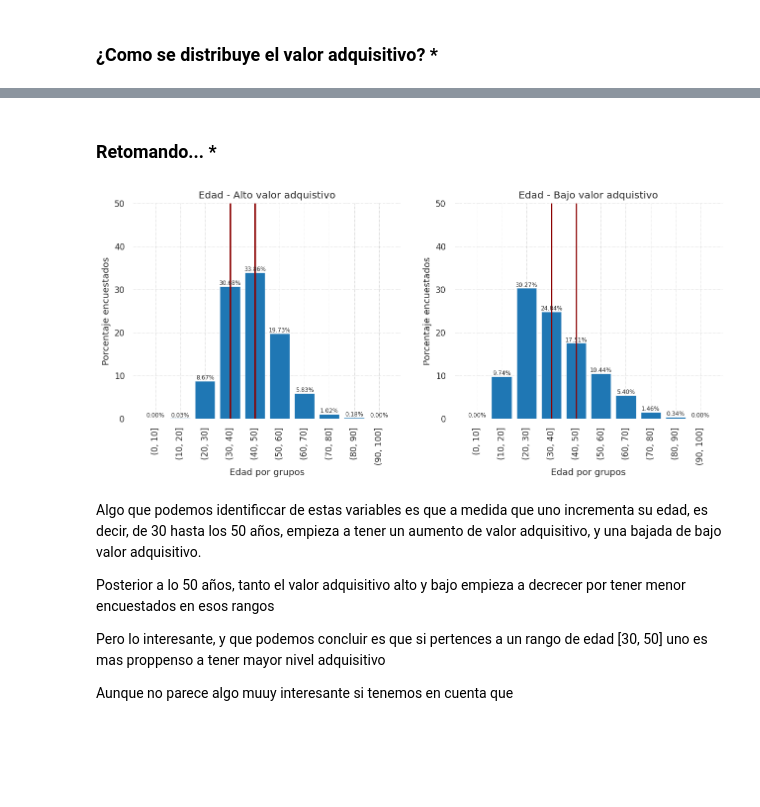
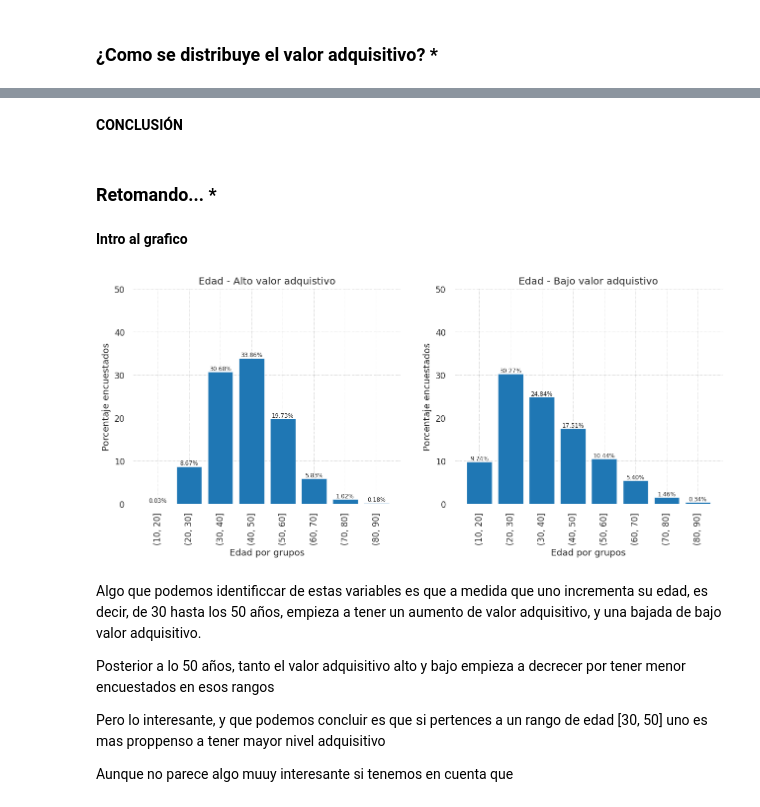
Before and after one commit to fjpacheco/machine-learning, a Jupyter notebook: notebook_definitivo.ipynb, the cells around one changed output, grey strips where cells are left out. Drawn from its saved outputs; the diff is of its cells as text; code cells hidden in the pictures; blank space fills up the shorter version.

```diff
--- a/notebook_definitivo.ipynb
+++ b/notebook_definitivo.ipynb
@@ -251,7 +251,7 @@ Es decir, no hay ninguna edad incongruente. Veamos la cantidad de missings
 # %%
 fig, ax = plt.subplots(dpi=110)
 
-rango_edades =  np.arange(0,110,10)
+rango_edades =  np.arange(10,100,10)
 cantidad_en_rango = pd.Series(pd.cut(df['edad'], bins = rango_edades).value_counts()).sort_index()
 
 ploted = plt.bar(cantidad_en_rango.index.astype(str), cantidad_en_rango.values)
@@ -300,26 +300,3 @@ Y ahora profesionales especializados
 ## ¿Hay un rango de Edades que dé indicios de tener alto valor adquisitivo?
 # %% [markdown]
 ### ¿Como se distribuye el valor adquisitivo? *
-# %%
-fig, axes = plt.subplots(ncols = 2, dpi=100)
-fig.tight_layout()
-
-axes_0 = axes[0].bar(['Bajo', 'Alto'], df.tiene_alto_valor_adquisitivo.value_counts().values,  color=['#D17049',"#89D15E"])
-
-axes[1].pie(df.tiene_alto_valor_adquisitivo.value_counts().sort_index(), labels= ['Bajo', 'Alto'], colors=['#D17049',"#89D15E"],autopct='%1.0f%%')
-axes[1].set_title("Proporción de valores\nadquisitivos declarados")
-
-axes[0].set_ylabel("Cantidad de personas")
-axes[0].set_xlabel("Declaración valor adquisitvo")
-axes[0].set_title("Cantidad de encuestados\npor valor adquisitivo")
-
-for rect in axes_0:
-    height = rect.get_height()
-    axes[0].text(rect.get_x() + rect.get_width()/2., 1.05*height,
-            '%d' % int(height),
-            ha='center', va='bottom')
-
-
-axes[0].set_yticks(np.arange(0,35000, 5000))
-axes[0].grid(b = True, color ='grey', linestyle ='-.', linewidth = 0.5, alpha = 0.3)
-plt.show()
@@ -328,39 +312,42 @@ plt.show()
+# %% [markdown]
+**CONCLUSIÓN**
 # %% [markdown]
 ### Retomando... *
+# %% [markdown]
+**Intro al grafico**
 # %%
 fig, axes = plt.subplots(nrows=1, ncols=2, figsize=[6.4 * 2, 4.8], dpi=120)
 
 df_alto_valor = df[df.tiene_alto_valor_adquisitivo == 1]
 df_bajo_valor = df[df.tiene_alto_valor_adquisitivo == 0]
 
-rango_edades =  np.arange(0,110,10)
+rango_edades =  np.arange(10,100,10)
 cantidad_Altos_en_rango = pd.Series(pd.cut(df_alto_valor['edad'], bins = rango_edades).value_counts(normalize=True)*100).sort_index()
 cantidad_Bajos_en_rango = pd.Series(pd.cut(df_bajo_valor['edad'], bins = rango_edades).value_counts(normalize=True)*100).sort_index()
 
 ploted = axes[0].bar(cantidad_Altos_en_rango.index.astype(str), cantidad_Altos_en_rango.values)
 ploted2 = axes[1].bar(cantidad_Bajos_en_rango.index.astype(str), cantidad_Bajos_en_rango.values)
 
 for plot in [(ploted,axes[0]), (ploted2,axes[1])]:
     for rect in plot[0]:
         height = rect.get_height()
         plot[1].text(rect.get_x() + rect.get_width()/2., height,
                 '%0.2f%%' % float(height),
                 ha='center', va='bottom', size=7)
 
     plot[1].grid(b = True, color ='grey', linestyle ='-.', linewidth = 0.5, alpha = 0.3)
     plot[1].tick_params('x',labelrotation=90)
     plot[1].set_ylabel("Porcentaje encuestados")
     plot[1].set_xlabel("Edad por grupos")
     plot[1].set_yticks(np.arange(0,60, 10))
-    plot[1].axvline(x=4, color="darkred") # ESTO NO VA ESTO NO VA ESTO NO VA ESTO NO VA ESTO NO VA ESTO NO VA ESTO NO VA ESTO NO VA ESTO NO VA ESTO NO VA ESTO NO VA ESTO NO VA
-    plot[1].axvline(x=3, color="darkred") # ESTO NO VAESTO NO VAESTO NO VAESTO NO VAESTO NO VAESTO NO VAESTO NO VAESTO NO VAESTO NO VAESTO NO VAESTO NO VAESTO NO VAESTO NO VAESTO NO VA
+
 
 axes[0].set_title("Edad - Alto valor adquistivo")
 axes[1].set_title("Edad - Bajo valor adquistivo")
 
 plt.show()
 # %% [output]
-[figure, old version]
+[figure, new version]
 # %% [markdown]
 Algo que podemos identificcar de estas variables es que a medida que uno incrementa su edad, es decir, de 30 hasta los 50 años, empieza a tener un aumento de valor adquisitivo, y una bajada de bajo valor adquisitivo.
 
```
Also changed, not shown: parts of 38 cells of this notebook, 3 other files.
